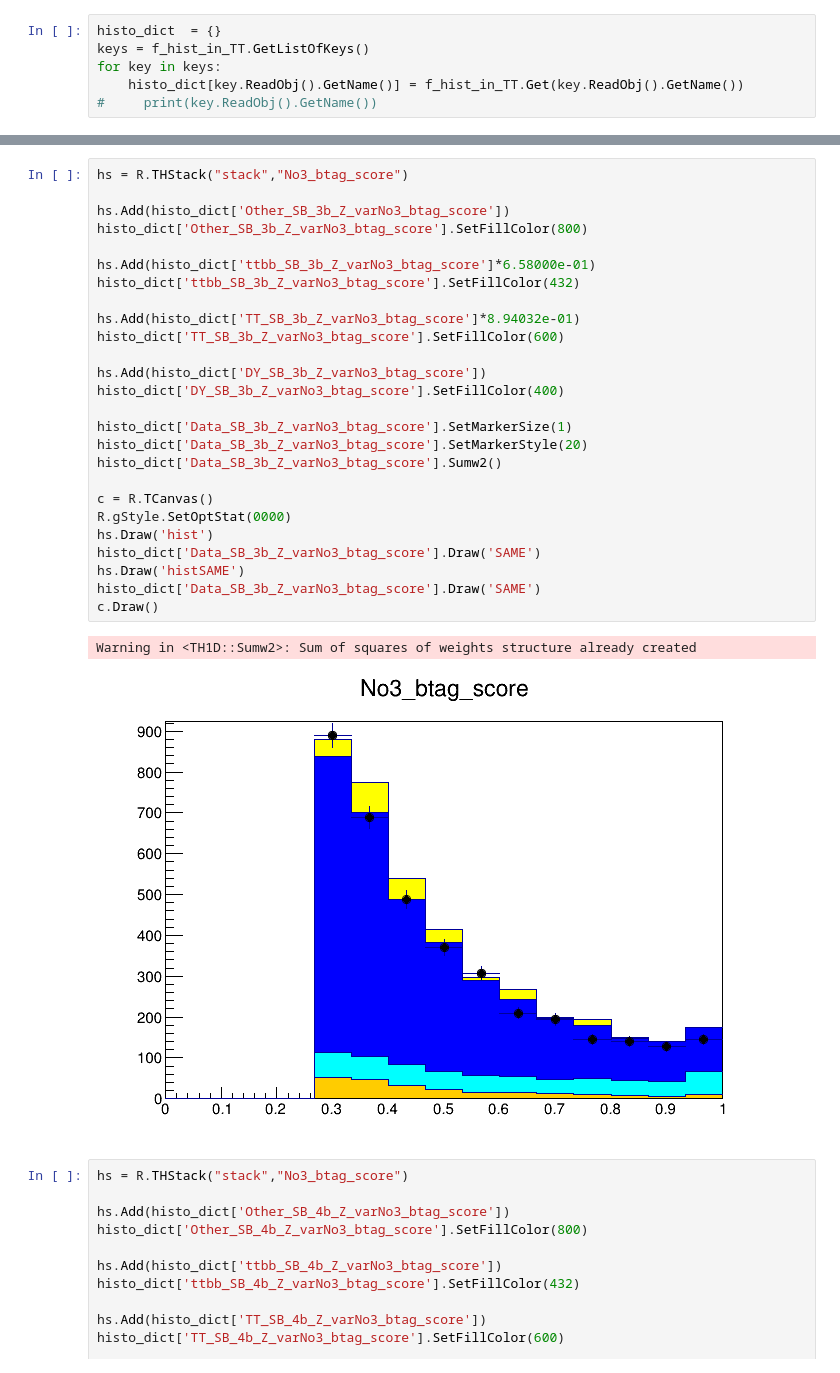
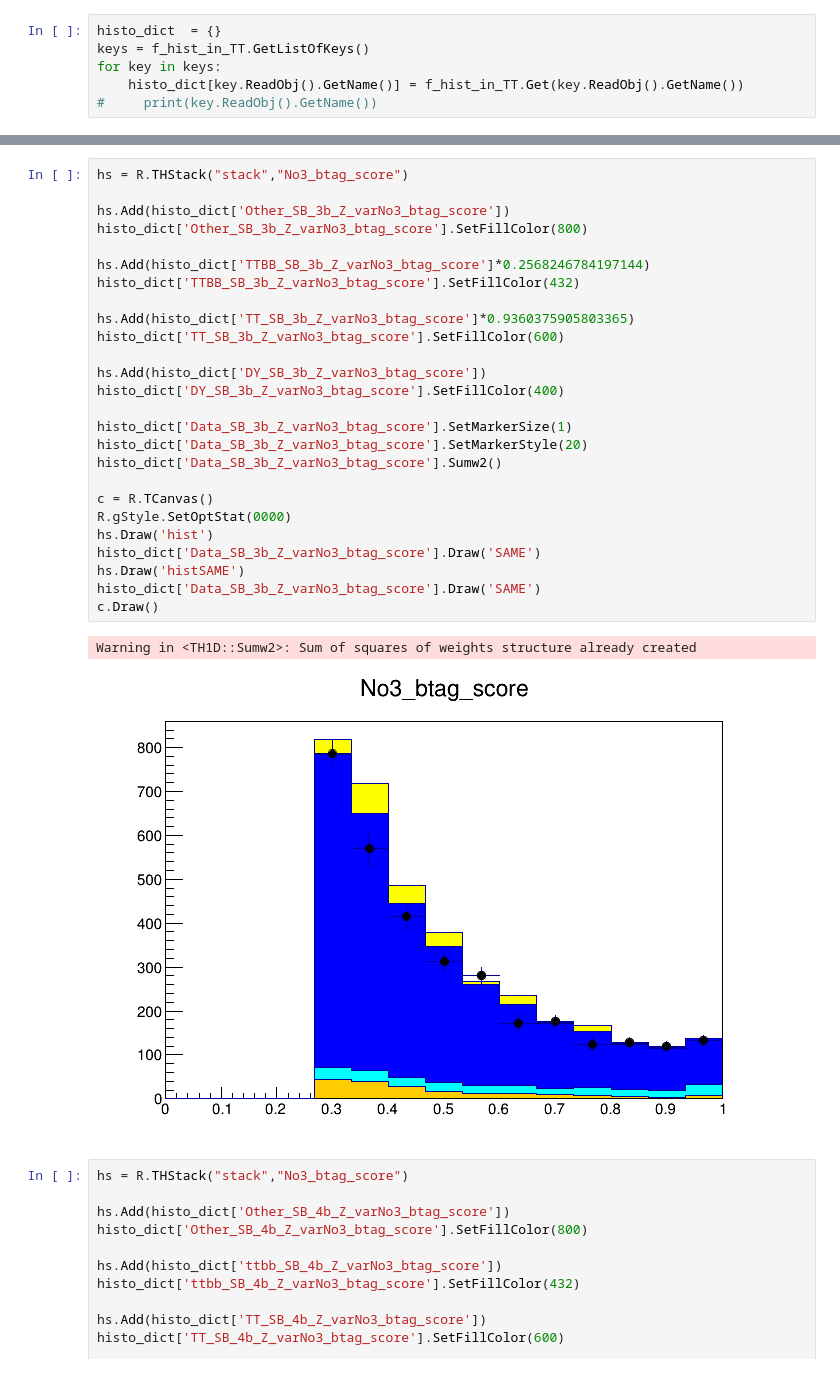
Before and after one commit to De-Cristo/MLinHEP, a Jupyter notebook: VHHAnalysis/Tools/Background_Norm.ipynb, the cells around one changed output, grey strips where cells are left out. Drawn from its saved outputs; the diff is of its cells as text.

```diff
--- a/VHHAnalysis/Tools/Background_Norm.ipynb
+++ b/VHHAnalysis/Tools/Background_Norm.ipynb
@@ -643,32 +652,32 @@ for key in keys:
 # %%
 hs = R.THStack("stack","No3_btag_score")
 
 hs.Add(histo_dict['Other_SB_3b_Z_varNo3_btag_score'])
 histo_dict['Other_SB_3b_Z_varNo3_btag_score'].SetFillColor(800)
 
-hs.Add(histo_dict['ttbb_SB_3b_Z_varNo3_btag_score']*6.58000e-01)
-histo_dict['ttbb_SB_3b_Z_varNo3_btag_score'].SetFillColor(432)
+hs.Add(histo_dict['TTBB_SB_3b_Z_varNo3_btag_score']*0.2568246784197144)
+histo_dict['TTBB_SB_3b_Z_varNo3_btag_score'].SetFillColor(432)
 
-hs.Add(histo_dict['TT_SB_3b_Z_varNo3_btag_score']*8.94032e-01)
+hs.Add(histo_dict['TT_SB_3b_Z_varNo3_btag_score']*0.9360375905803365)
 histo_dict['TT_SB_3b_Z_varNo3_btag_score'].SetFillColor(600)
 
 hs.Add(histo_dict['DY_SB_3b_Z_varNo3_btag_score'])
 histo_dict['DY_SB_3b_Z_varNo3_btag_score'].SetFillColor(400)
 
 histo_dict['Data_SB_3b_Z_varNo3_btag_score'].SetMarkerSize(1)
 histo_dict['Data_SB_3b_Z_varNo3_btag_score'].SetMarkerStyle(20)
 histo_dict['Data_SB_3b_Z_varNo3_btag_score'].Sumw2()
 
 c = R.TCanvas()
 R.gStyle.SetOptStat(0000)
 hs.Draw('hist')
 histo_dict['Data_SB_3b_Z_varNo3_btag_score'].Draw('SAME')
 hs.Draw('histSAME')
 histo_dict['Data_SB_3b_Z_varNo3_btag_score'].Draw('SAME')
 c.Draw()
 # %% [output]
 Warning in <TH1D::Sumw2>: Sum of squares of weights structure already created
-[figure, old version]
+[figure, new version]
 # %%
 hs = R.THStack("stack","No3_btag_score")
 
```
Also changed, not shown: parts of 16 cells of this notebook, 11 other files.
